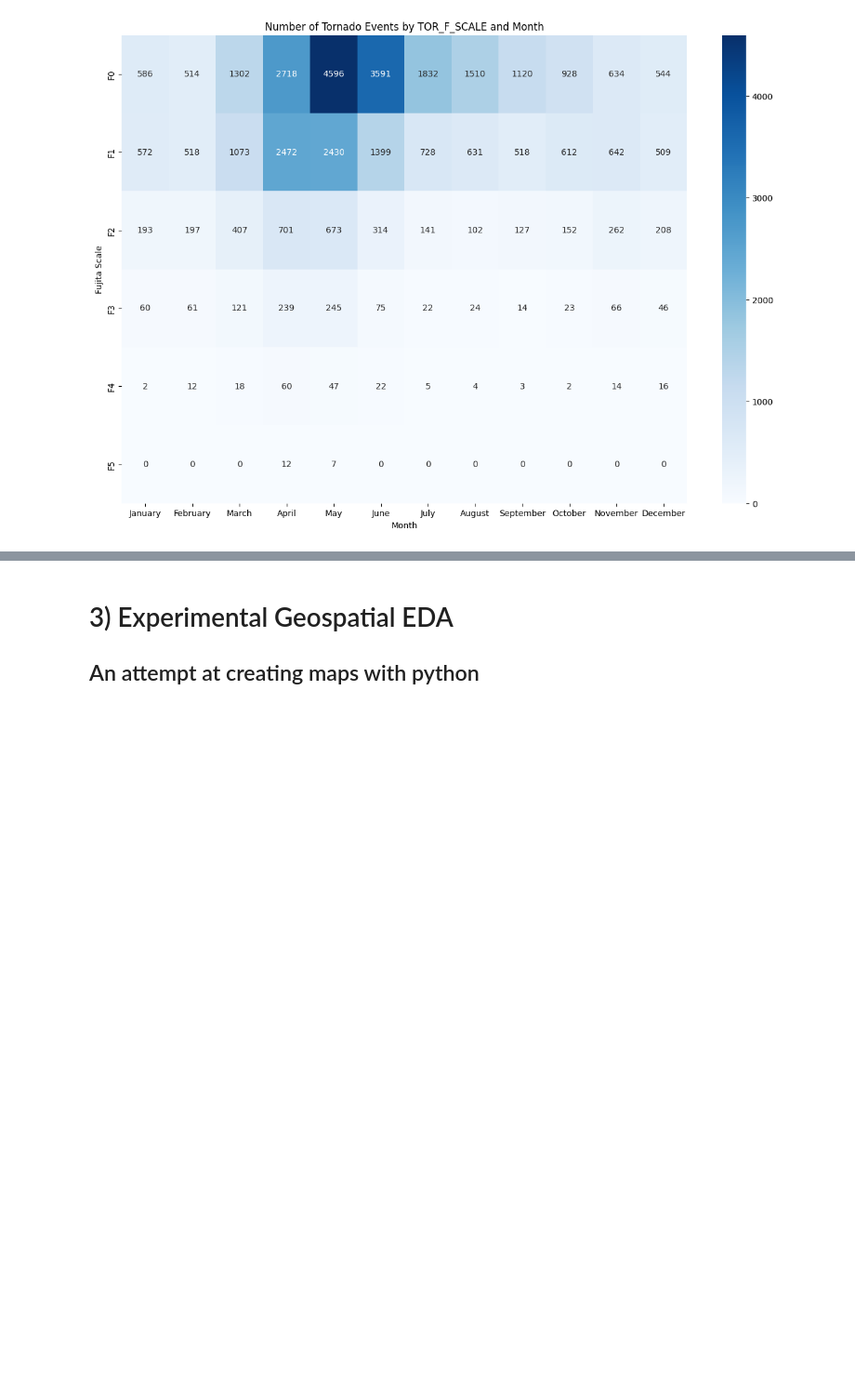
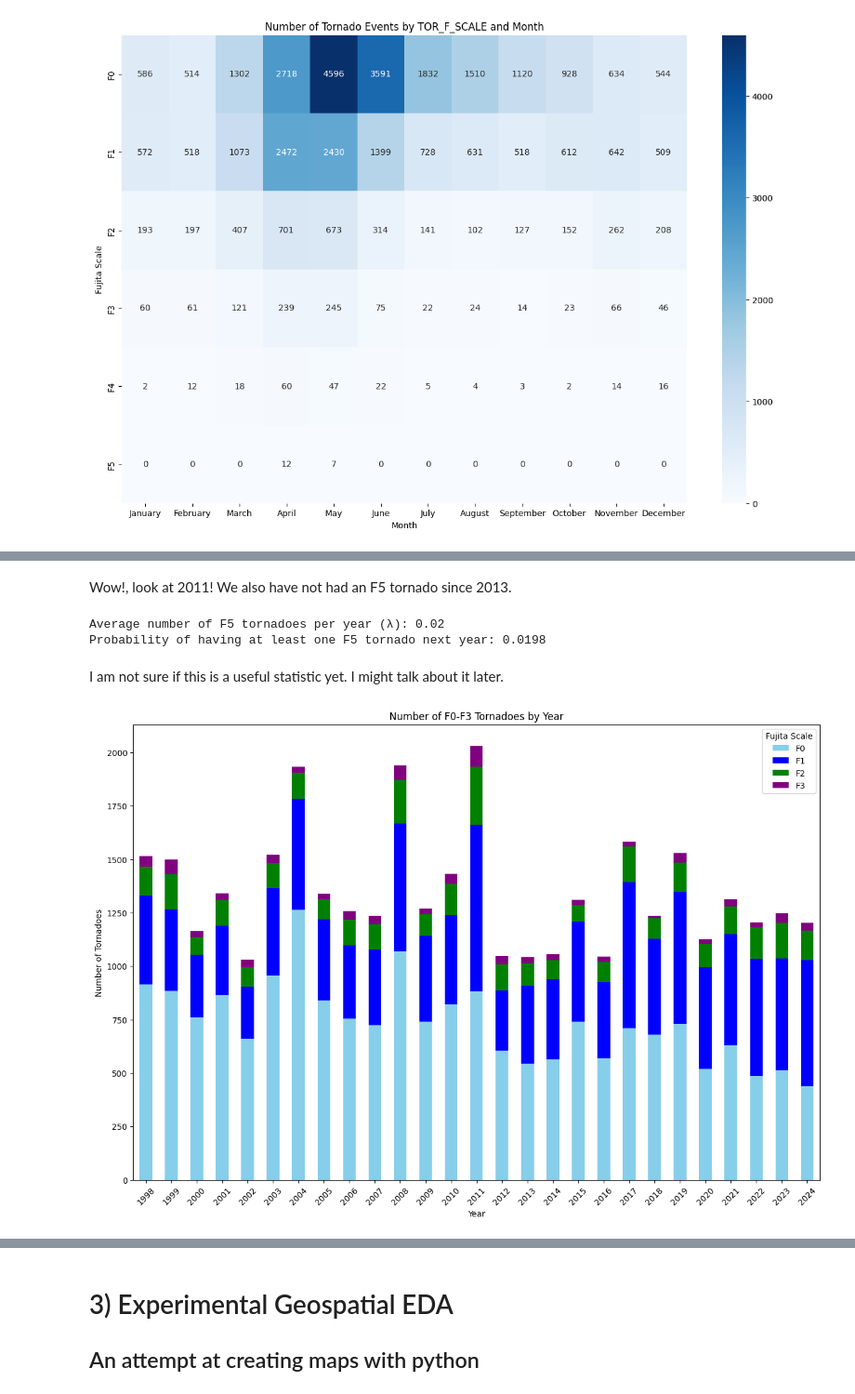
Before and after one commit to drpafowler/datafun-06-eda, a Jupyter notebook: philip_eda.ipynb, the cells around one changed output, grey strips where cells are left out. Shown at 93% size. Drawn from its saved outputs; the diff is of its cells as text; code cells hidden in the pictures; blank space fills up the shorter version.

```diff
--- a/philip_eda.ipynb
+++ b/philip_eda.ipynb
@@ -727,0 +802,41 @@ This graphic condenses the information down from before.  May and June are the m
+# %% [markdown]
+Wow!, look at 2011! We also have not had an F5 tornado since 2013.
+# %%
+from scipy.stats import poisson
+
+# Historical data on the number of F5 tornadoes per year
+f5_tornadoes_per_year = [0, 0, 1, 0, 0, 0, 0, 0, 0, 0, 0, 0, 0, 0, 0, 0, 0, 0, 0, 0, 0, 0, 0, 0, 0, 0, 0, 0, 0, 0, 0, 0, 0, 0, 0, 0, 0, 0, 0, 0, 0, 0, 0, 0, 0, 0, 0, 0, 0, 0]
+
+# Calculate the average rate (λ)
+lambda_f5 = np.mean(f5_tornadoes_per_year)
+print(f"Average number of F5 tornadoes per year (λ): {lambda_f5}")
+
+# Calculate the probability of having at least one F5 tornado next year
+prob_at_least_one_f5 = 1 - poisson.pmf(0, lambda_f5)
+print(f"Probability of having at least one F5 tornado next year: {prob_at_least_one_f5:.4f}")
+# %% [output]
+Average number of F5 tornadoes per year (λ): 0.02
+Probability of having at least one F5 tornado next year: 0.0198
+# %% [markdown]
+I am not sure if this is a useful statistic yet.  I might talk about it later.
+# %%
+# Filter for F0-F3 tornado events and normalize the TOR_F_SCALE values
+f0_f3_tornado_df = df[(df['EVENT_TYPE'] == 'Tornado') & (df['TOR_F_SCALE'].isin(['F0', 'F1', 'F2', 'F3', 'EF0', 'EF1', 'EF2', 'EF3']))].copy()
+f0_f3_tornado_df['TOR_F_SCALE'] = f0_f3_tornado_df['TOR_F_SCALE'].replace({'EF0': 'F0', 'EF1': 'F1', 'EF2': 'F2', 'EF3': 'F3'})
+
+# Group by year and TOR_F_SCALE, then count the number of tornadoes
+f0_f3_tornado_counts_by_year = f0_f3_tornado_df.groupby(['YEAR', 'TOR_F_SCALE']).size().reset_index(name='count')
+
+# Pivot the data to have years as rows and TOR_F_SCALE as columns
+pivot_table_f0_f3 = f0_f3_tornado_counts_by_year.pivot(index='YEAR', columns='TOR_F_SCALE', values='count').fillna(0)
+
+# Plot the bar chart
+pivot_table_f0_f3.plot(kind='bar', stacked=True, figsize=(15, 10), color={'F0': 'skyblue', 'F1': 'blue', 'F2': 'green', 'F3': 'purple'})
+plt.xlabel('Year')
+plt.ylabel('Number of Tornadoes')
+plt.title('Number of F0-F3 Tornadoes by Year')
+plt.xticks(rotation=45)
+plt.legend(title='Fujita Scale')
+plt.show()
+# %% [output]
+[figure, added]
```
Also changed, not shown: parts of 14 cells of this notebook, 1 other file.
